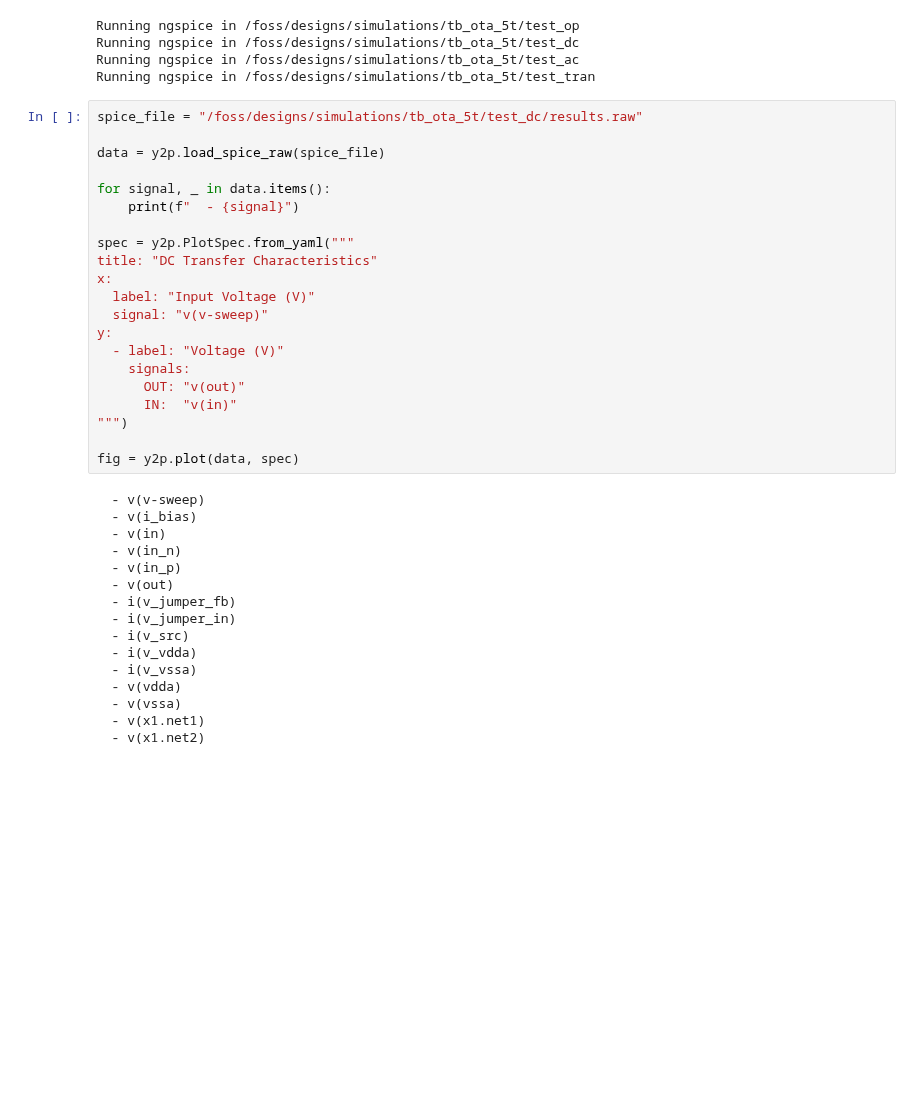
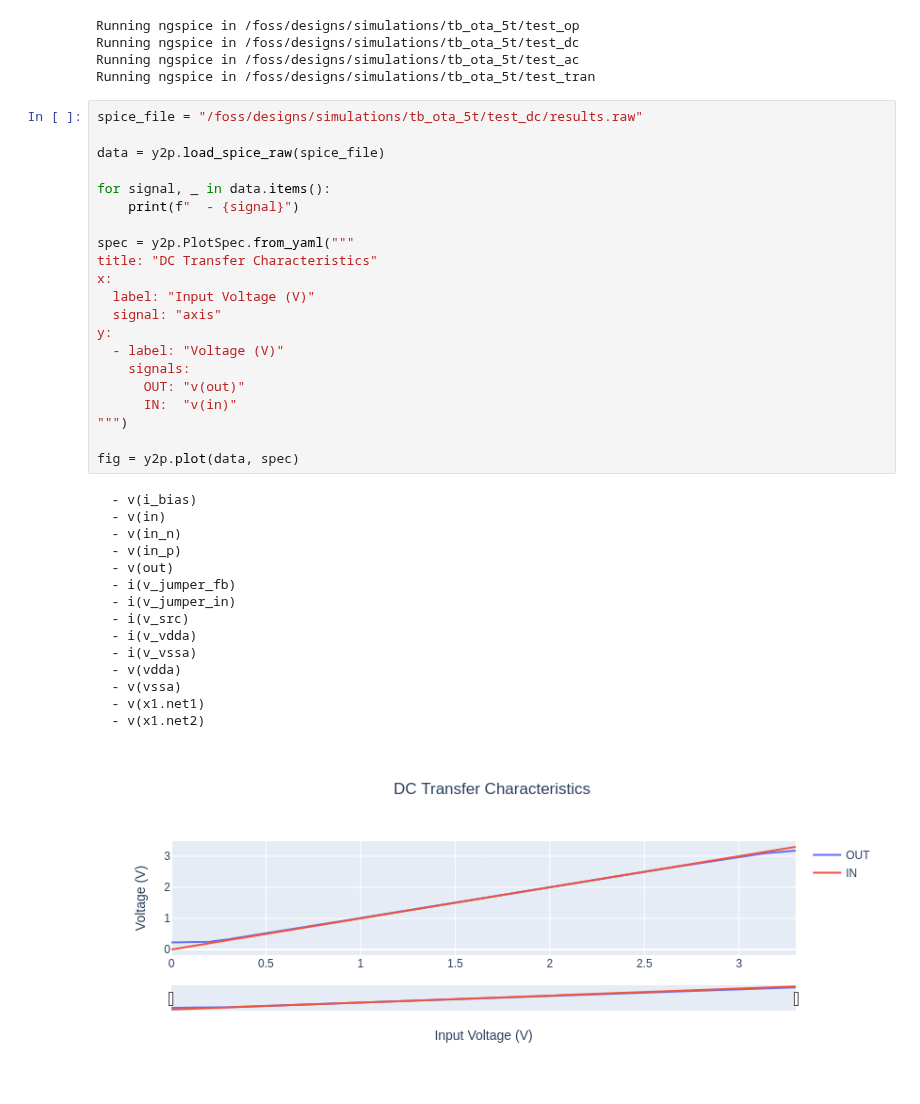
Before and after one commit to yutaka-kotani-stj/2026_sscs_gf180, a Jupyter notebook: designs/libs/tb_analog/tb_ota_5t/results.ipynb, the cells around one changed output. Cells and saved outputs as stored; diff of their text form; blank space fills up the shorter version.

```diff
--- a/designs/libs/tb_analog/tb_ota_5t/results.ipynb
+++ b/designs/libs/tb_analog/tb_ota_5t/results.ipynb
@@ -21,35 +21,35 @@ data = y2p.load_spice_raw(spice_file)
 for signal, _ in data.items():
     print(f"  - {signal}")
 
 spec = y2p.PlotSpec.from_yaml("""
 title: "DC Transfer Characteristics"
 x:
   label: "Input Voltage (V)"
-  signal: "v(v-sweep)"
+  signal: "axis"
 y:
   - label: "Voltage (V)"
     signals:
       OUT: "v(out)"
       IN:  "v(in)"
 """)
 
 fig = y2p.plot(data, spec)
 # %% [output]
-  - v(v-sweep)
   - v(i_bias)
   - v(in)
   - v(in_n)
   - v(in_p)
   - v(out)
   - i(v_jumper_fb)
   - i(v_jumper_in)
   - i(v_src)
   - i(v_vdda)
   - i(v_vssa)
   - v(vdda)
   - v(vssa)
   - v(x1.net1)
   - v(x1.net2)
+[figure, added]
 # %%
 
 spice_file = "/foss/designs/simulations/tb_ota_5t/test_tran/results.raw"
```
Also changed, not shown: parts of 2 cells of this notebook.
